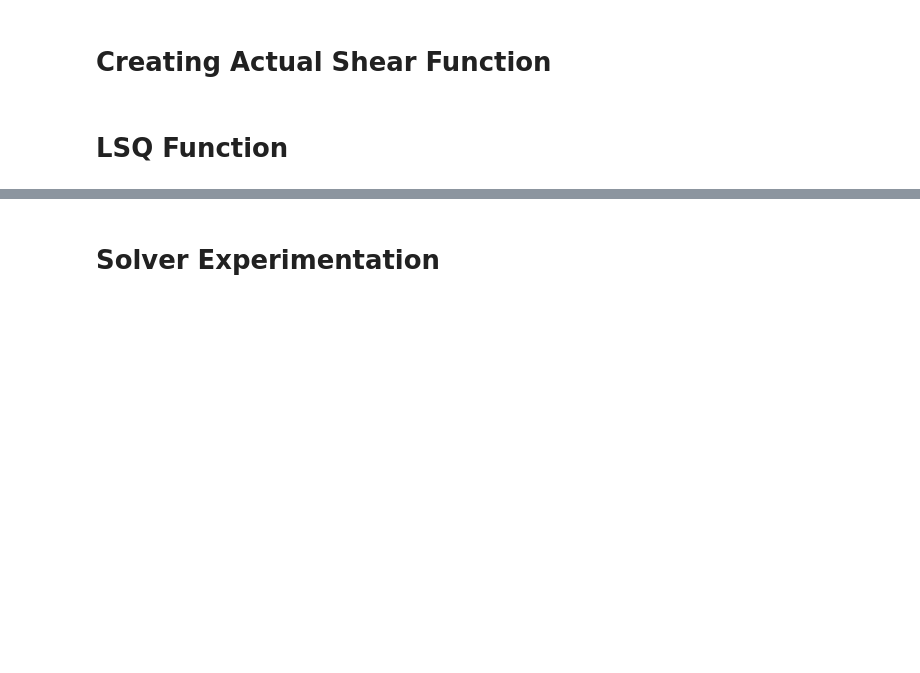
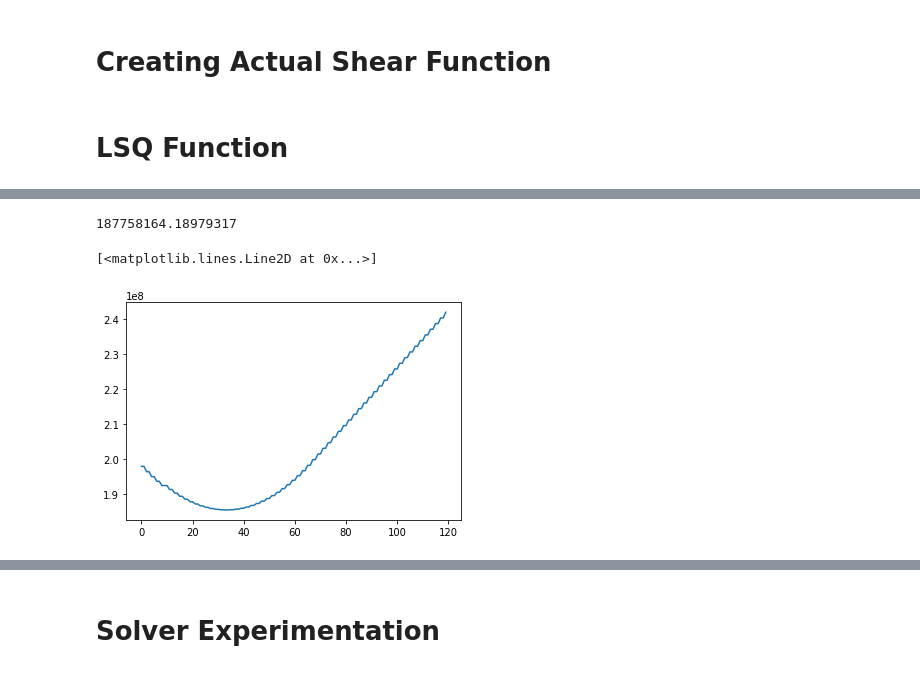
Before and after one commit to peternelson333/Advanced-Control-of-the-FASTBLADE-Facility, a Jupyter notebook: Rams.ipynb, the cells around one changed output, grey strips where cells are left out. Saved outputs shown, nothing was run; the diff lists cells and outputs as text; code cells hidden in the pictures; blank space fills up the shorter version.

```diff
--- a/Rams.ipynb
+++ b/Rams.ipynb
@@ -147,3 +176,21 @@ print(objective2(x,Shear,[0, 1000,2500,5500,7500,8000],TargetShear))
+# %%
+sum(objective3(x,Shear,[0,401,2500,5500,7500,8000],TargetShear))
+# %% [output]
+187758164.18979317
+# %%
+store=[]
+
+for zz in range(1,2400,20):
+    sol=[0,zz,2500,5500,7500,8000]
+    value=objective3(x,Shear,sol,TargetShear)
+    store=np.append(store, value)
+
+
+import matplotlib.pyplot as plt
+plt.plot(store)
+# %% [output]
+[<matplotlib.lines.Line2D at 0x...>]
+[figure, added]
 # %%
 store=[]
 
```
Also changed, not shown: parts of 15 cells of this notebook, 1 other file.
